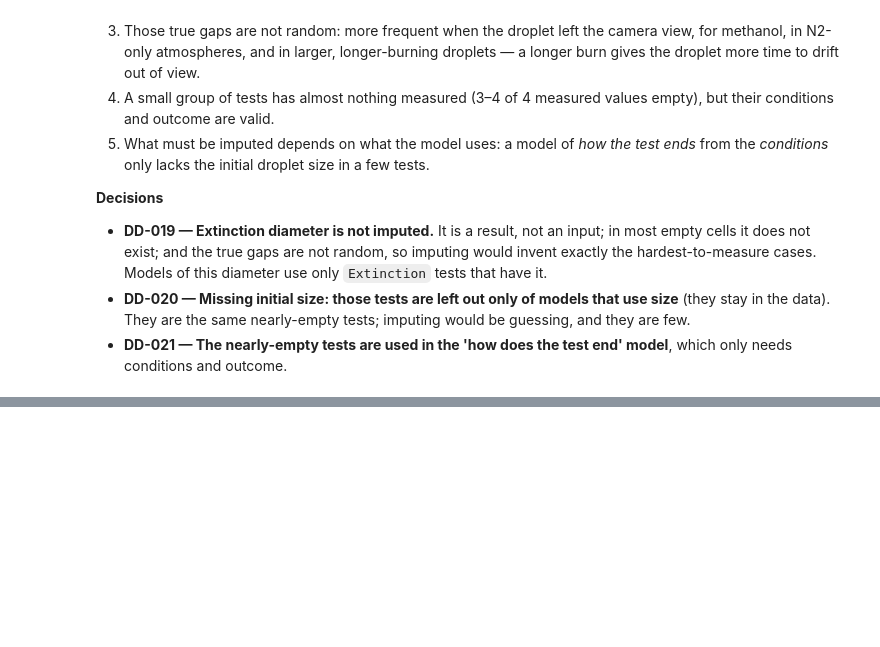
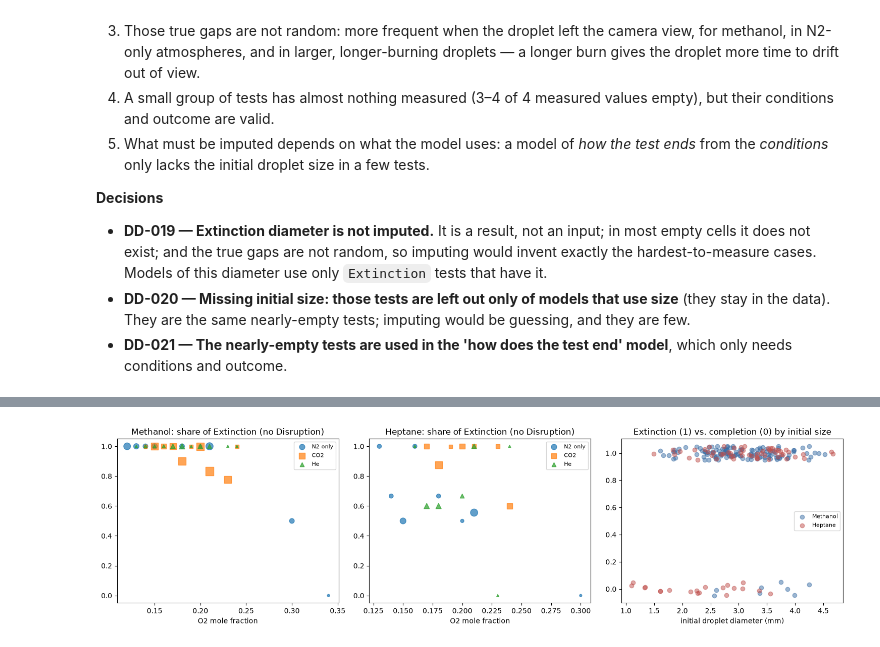
Before and after one commit to maximogalizia-sudo/Flame-in-Freefall-Project, a Jupyter notebook: notebooks/01_eda_flex.ipynb, the cells around one changed output, grey strips where cells are left out. Cells and saved outputs as stored; diff of their text form; code cells hidden in the pictures; blank space fills up the shorter version.

Commit message:
FLEX EDA: outcome vs conditions, coverage, test dependencies and CV grouping (DD-022, DD-023)
Co-Authored-By: Claude Opus 5.5 <noreply@anthropic.com>

```diff
--- a/notebooks/01_eda_flex.ipynb
+++ b/notebooks/01_eda_flex.ipynb
@@ -689,0 +700,13 @@ measured-value gaps per test (out of 4): {0: 197, 1: 63, 2: 3, 3: 9, 4: 4}
+# %%
+df['extinct'] = df['test_end'].eq('Extinction')
+clean = df[df['test_end'] != 'Disruption']
+def rates(col, bins=None):
+    a = df[col] if bins is None else pd.cut(df[col], bins)
+    b = clean[col] if bins is None else pd.cut(clean[col], bins)
+    out = pd.DataFrame({'n_all': df.groupby(a, observed=True).size(),
+                        'A_ext_rate_all': df.groupby(a, observed=True)['extinct'].mean().round(2),
+                        'n_noDisr': clean.groupby(b, observed=True).size(),
+                        'B_ext_rate_noDisr': clean.groupby(b, observed=True)['extinct'].mean().round(2)})
+    return out
+for c in ['fuel', 'support', 'diluent']:
+    print(rates(c)); print()
@@ -689,0 +753,17 @@ measured-value gaps per test (out of 4): {0: 197, 1: 63, 2: 3, 3: 9, 4: 4}
+# %%
+import matplotlib.pyplot as plt
+fig, axes = plt.subplots(1, 3, figsize=(15, 4.2))
+for ax, fuel in zip(axes[:2], ['Methanol', 'Heptane']):
+    sub = clean[clean['fuel'] == fuel]
+    for dil, mk in [('N2 only','o'), ('CO2','s'), ('He','^')]:
+        s = sub[sub['diluent'] == dil].groupby('o2_frac')['extinct'].agg(['mean','size'])
+        ax.scatter(s.index, s['mean'], s=s['size']*12, marker=mk, alpha=0.7, label=dil)
+    ax.set_title(f'{fuel}: share of Extinction (no Disruption)'); ax.set_xlabel('O2 mole fraction'); ax.set_ylim(-0.05, 1.05); ax.legend(fontsize=8)
+ax = axes[2]
+for fuel, col in [('Methanol','#3b6ea5'), ('Heptane','#c0504d')]:
+    s = clean[clean['fuel']==fuel]
+    ax.scatter(s['d0_mm'], s['extinct'] + np.random.uniform(-0.05, 0.05, len(s)), alpha=0.5, label=fuel, color=col)
+ax.set_title('Extinction (1) vs. completion (0) by initial size'); ax.set_xlabel('initial droplet diameter (mm)'); ax.legend(fontsize=8)
+fig.tight_layout(); fig.savefig('figures/flex_outcome_vs_conditions.png', dpi=110); plt.show()
+# %% [output]
+[figure, added]
```
Also changed, not shown: parts of 25 cells of this notebook, 3 other files.
